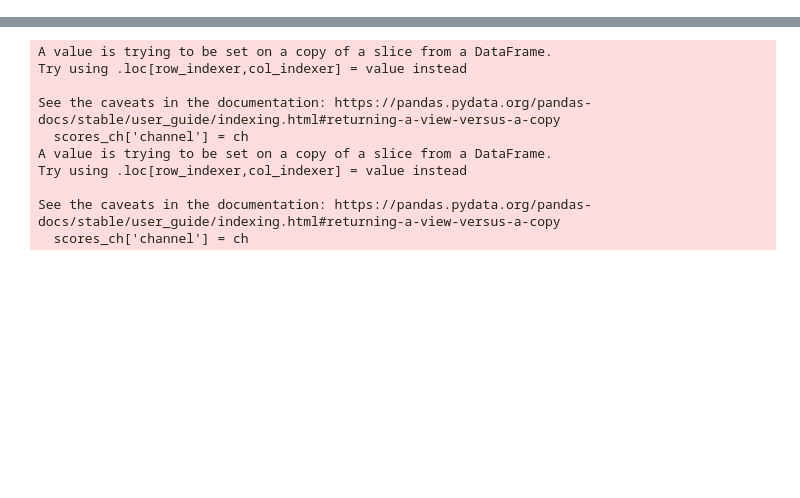
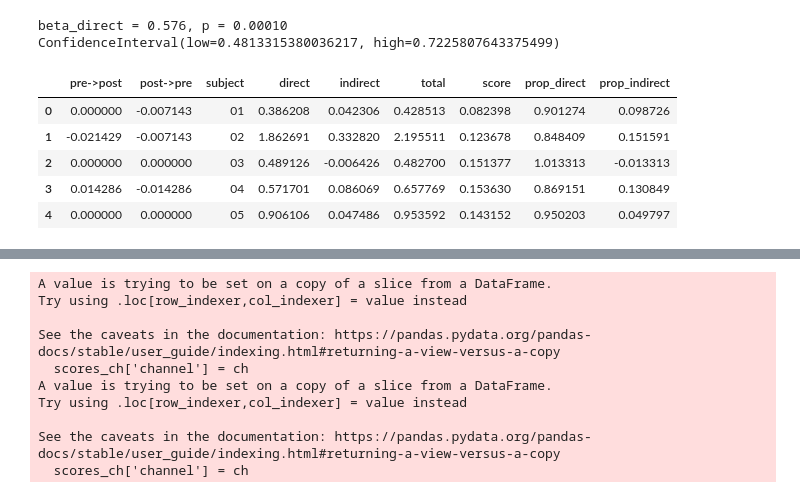
Before and after one commit to apex-lab/daf-analysis, a Jupyter notebook: eeg-results.ipynb, the cells around one changed output, grey strips where cells are left out. Saved outputs shown, nothing was run; the diff lists cells and outputs as text; code cells hidden in the pictures; blank space fills up the shorter version.

```diff
--- a/eeg-results.ipynb
+++ b/eeg-results.ipynb
@@ -216,0 +72,34 @@ data.mean_diff.statistical_tests[['control', 'test', 'difference', 'ci', 'bca_lo
+# %%
+# test for direct effect, i.e. controlling for EMG predictions
+perm_test(layout, 'beta_direct')
+# %% [output]
+beta_direct = 0.576, p = 0.00010
+ConfidenceInterval(low=0.4813315380036217, high=0.7225807643375499)
+# %%
+# load decoding scores
+fs = layout.get(desc = 'eggOnsetsScores', suffix = 'H0')
+scr = pd.DataFrame(dict(
+    direct = np.stack([f.get_df()['beta_direct'] for f in fs], axis = 1)[0],
+    indirect = np.stack([f.get_df()['beta_indirect'] for f in fs], axis = 1)[0],
+    total = np.stack([f.get_df()['beta_total'] for f in fs], axis = 1)[0],
+    score = np.stack([f.get_df()['score'] for f in fs], axis = 1)[0],
+    subject = [f.entities['subject'] for f in fs]
+))
+scr['prop_direct'] = scr.direct / scr.total
+scr['prop_indirect'] = 1 - scr.prop_direct
+# and corss-correlations
+xcorrs = [f.get_dict() for f in layout.get(suffix = 'xcorr')]
+subs = [f.entities['subject'] for f in layout.get(suffix = 'xcorr')]
+xcorrs = pd.DataFrame(xcorrs)
+xcorrs['subject'] = subs
+# then merge
+xcorrs = xcorrs.merge(scr, on = 'subject')
+
+xcorrs.head()
+# %% [output]
+|  | pre->post | post->pre | subject | direct | indirect | total | score | prop_direct | prop_indirect |
+| 0 | 0.000000 | -0.007143 | 01 | 0.386208 | 0.042306 | 0.428513 | 0.082398 | 0.901274 | 0.098726 |
+| 1 | -0.021429 | -0.007143 | 02 | 1.862691 | 0.332820 | 2.195511 | 0.123678 | 0.848409 | 0.151591 |
+| 2 | 0.000000 | 0.000000 | 03 | 0.489126 | -0.006426 | 0.482700 | 0.151377 | 1.013313 | -0.013313 |
+| 3 | 0.014286 | -0.014286 | 04 | 0.571701 | 0.086069 | 0.657769 | 0.153630 | 0.869151 | 0.130849 |
+| 4 | 0.000000 | 0.000000 | 05 | 0.906106 | 0.047486 | 0.953592 | 0.143152 | 0.950203 | 0.049797 |
```
Also changed, not shown: parts of 37 cells of this notebook, 6 other files.
